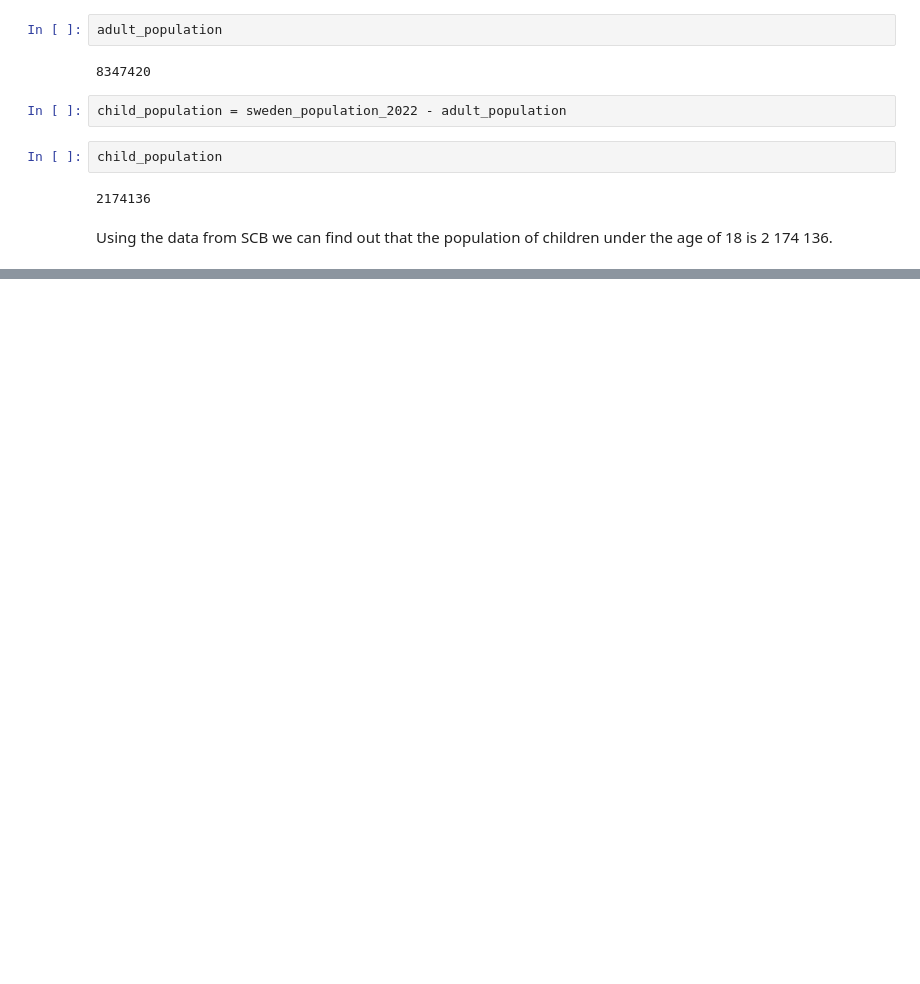
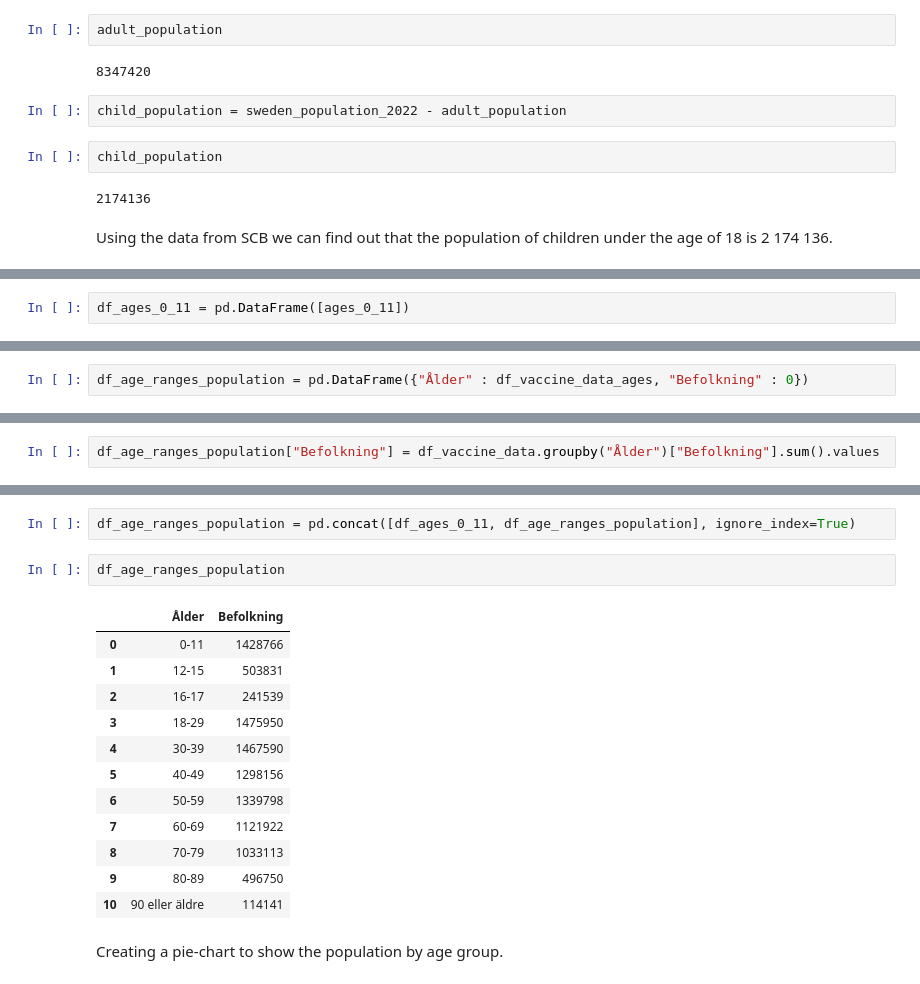
Before and after one commit to Janandersov/Databehandling-Jan-Anders-Overgard, a Jupyter notebook: Labs/Lab 1/Task 2.ipynb, the cells around one changed output, grey strips where cells are left out. Saved outputs shown, nothing was run; the diff lists cells and outputs as text; blank space fills up the shorter version.

```diff
--- a/Labs/Lab 1/Task 2.ipynb
+++ b/Labs/Lab 1/Task 2.ipynb
@@ -128,0 +136,2 @@ Using the data from SCB we can find out that the population of children under th
+# %%
+df_ages_0_11 = pd.DataFrame([ages_0_11])
@@ -128,0 +143,2 @@ Using the data from SCB we can find out that the population of children under th
+# %%
+df_age_ranges_population = pd.DataFrame({"Ålder" : df_vaccine_data_ages, "Befolkning" : 0})
@@ -128,0 +159,2 @@ Using the data from SCB we can find out that the population of children under th
+# %%
+df_age_ranges_population["Befolkning"] = df_vaccine_data.groupby("Ålder")["Befolkning"].sum().values
@@ -128,0 +175,19 @@ Using the data from SCB we can find out that the population of children under th
+# %%
+df_age_ranges_population = pd.concat([df_ages_0_11, df_age_ranges_population], ignore_index=True)
+# %%
+df_age_ranges_population
+# %% [output]
+|  | Ålder | Befolkning |
+| 0 | 0-11 | 1428766 |
+| 1 | 12-15 | 503831 |
+| 2 | 16-17 | 241539 |
+| 3 | 18-29 | 1475950 |
+| 4 | 30-39 | 1467590 |
+| 5 | 40-49 | 1298156 |
+| 6 | 50-59 | 1339798 |
+| 7 | 60-69 | 1121922 |
+| 8 | 70-79 | 1033113 |
+| 9 | 80-89 | 496750 |
+| 10 | 90 eller äldre | 114141 |
+# %% [markdown]
+Creating a pie-chart to show the population by age group.
```
Also changed, not shown: parts of 7 cells of this notebook, 1 other file.
